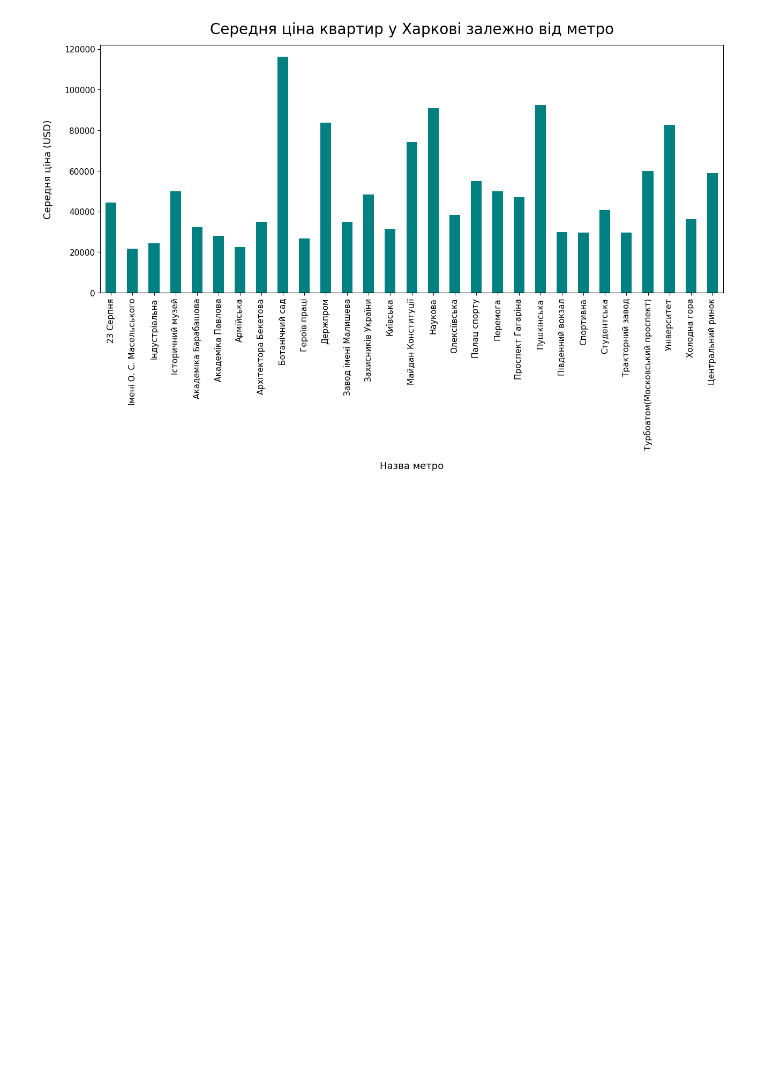
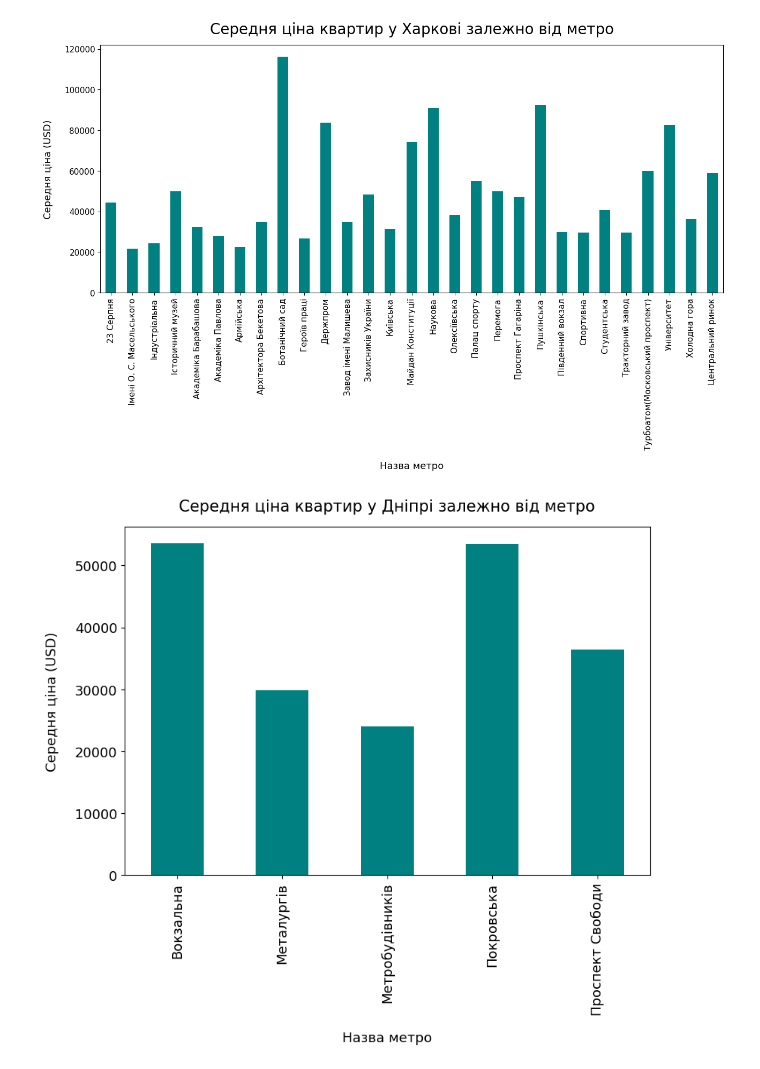
Before and after one commit to Ihor-MA/flats-data-analytics, a Jupyter notebook: visualization.ipynb, the cells around one changed output. Cells and saved outputs as stored; diff of their text form; code cells hidden in the pictures; blank space fills up the shorter version.

Commit message:
Created graphic 'Середня цiна квартир у днiпрi залежно вiд метро'

```diff
--- a/visualization.ipynb
+++ b/visualization.ipynb
@@ -104,3 +104,16 @@ plt.title("Середня ціна квартир у Харкові залежн
 plt.show()
 # %% [output]
 [figure]
+# %%
+df_dnipro = df[df["City"] == "Дніпро"]
+df_dnipro = df_dnipro[df_dnipro["Subway"].notna() & (df_dnipro["Subway"] != "Не вказано")]
+avg_price_by_subway_dnipro = df_dnipro.groupby("Subway")["Price(USD)"].mean().dropna()
+
+plt.figure(figsize=(9, 6))
+avg_price_by_subway_dnipro.plot(kind="bar", color="teal", fontsize=13)
+plt.xlabel("Назва метро", labelpad=15, fontsize=13)
+plt.ylabel("Середня ціна (USD)", labelpad=15, fontsize=13)
+plt.title("Середня ціна квартир у Дніпрі залежно від метро", pad=15, fontsize=15)
+plt.show()
+# %% [output]
+[figure, added]
```
